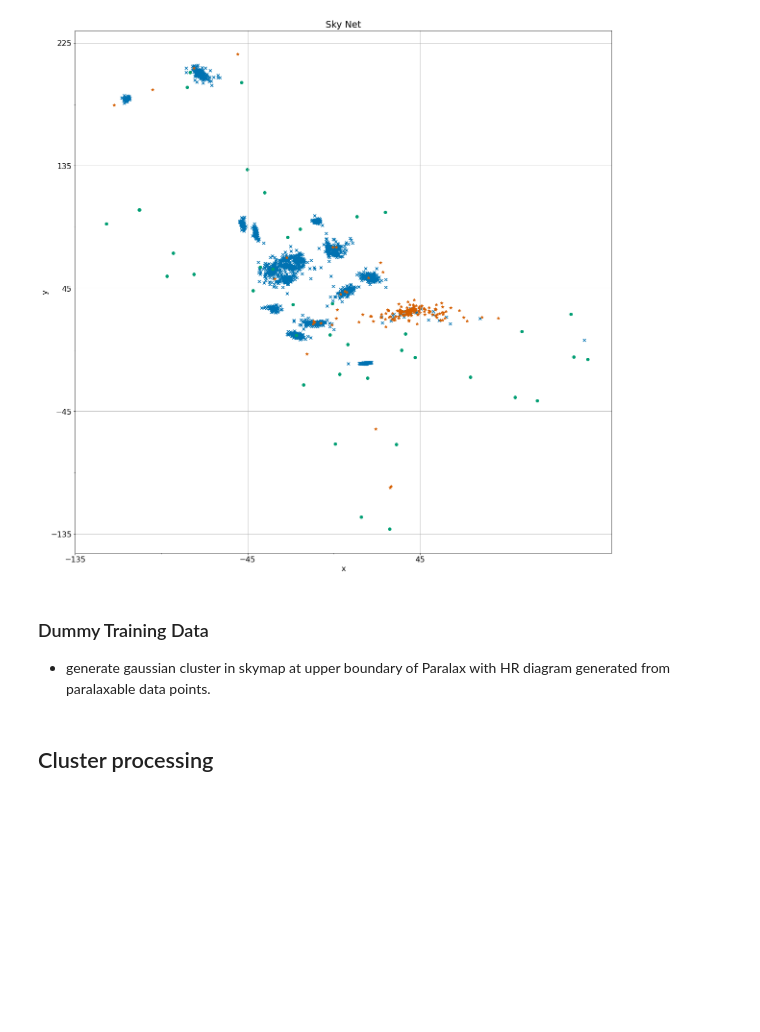
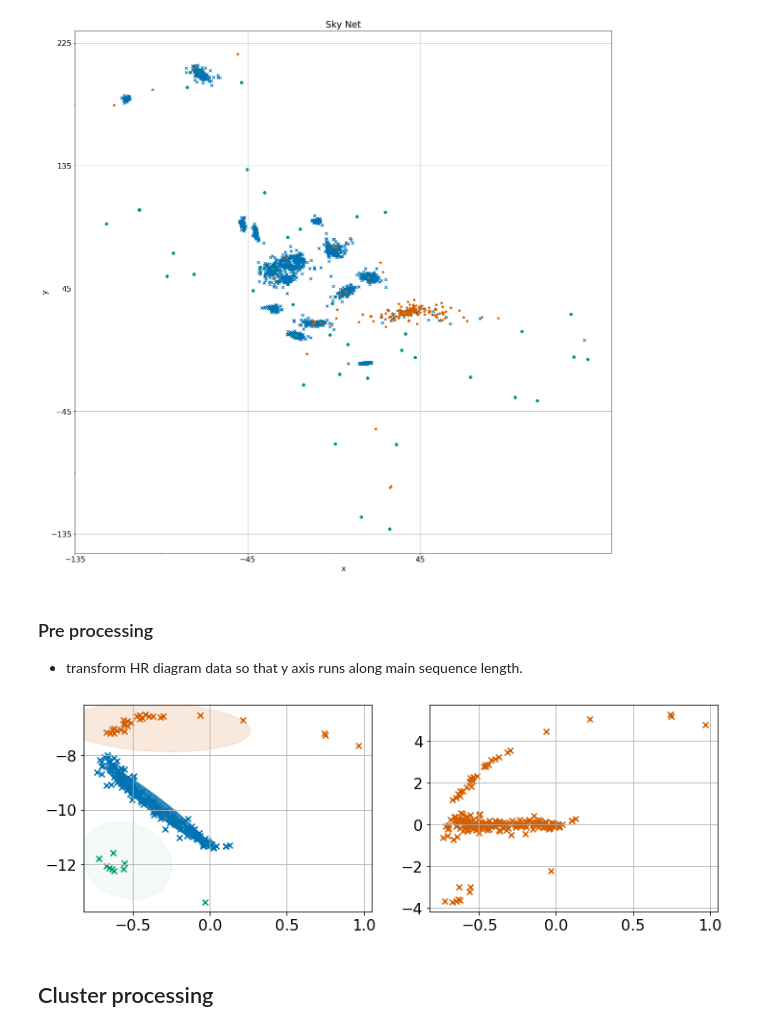
Before and after one commit to NotCouchpot80/PHYS3080-Ladder-Project, a Jupyter notebook: Code/4D-BGMM-DL.ipynb, the cells around one changed output. Drawn from its saved outputs; the diff is of its cells as text; code cells hidden in the pictures; blank space fills up the shorter version.

```diff
--- a/Code/4D-BGMM-DL.ipynb
+++ b/Code/4D-BGMM-DL.ipynb
@@ -175,5 +175,5 @@ plt.grid()
 # %% [output]
 [figure]
 # %% [markdown]
-### Dummy Training Data
-- generate gaussian cluster in skymap at upper boundary of Paralax with HR diagram generated from paralaxable data points.
+### Pre processing
+- transform HR diagram data so that y axis runs along main sequence length.
@@ -180,3 +196,56 @@ plt.grid()
+# %%
+## initiate global variables for nested construction
+matplotlib.rcParams['figure.figsize']=(12,4)
+colorCycle = itertools.cycle(sns.color_palette())
+clusterPlots=[]
+clusters=[]
+gradient=[]
+clusterPlot=mpl.pyplot.figure()
+ax1 = clusterPlot.add_subplot(1, 2, 1)
+
+## plot identified HR clusters
+for i, (mean, cov, color, weights) in enumerate(zip(clustersModel.means_, clustersModel.covariances_, colorCycle, clustersModel.weights_)):
+
+
+    v, w = sp.linalg.eigh(cov)
+    if not np.any(clusterShapes == i) or weights<(0.01/clusterCount):
+        continue
+    clusters.append(closePointsNumpy[:,[4,5]][clusterShapes == i, :].astype(np.float))
+    gradient.append(w[0][0]/ w[0][1])
+    ### Sky map cluster plot
+    plt.grid()
+    plt.scatter(closePointsNumpy[:,4].astype(np.float)[clusterShapes == i], closePointsNumpy[:,5].astype(np.float)[clusterShapes == i], color= color, marker ='x')
+    angle = np.arctan2(w[0][1], w[0][0])
+    angle = 180.0 * angle / np.pi
+    v = 2.0 * np.sqrt(2.0) * np.sqrt(v)
+    ell1 = mpl.patches.Ellipse(mean, v[0], v[1], 180.0 + angle, color=color)
+    ell1.set_clip_box(ax1.bbox)
+    ell1.set_alpha(weights)
+    ax1.add_artist(ell1)
+
+## get Main sequence to fit polynomial to
+clusterSize=0
+i=0
+MSindex=0
+for c in clusters:
+    if len(c)>clusterSize:
+        clusterSize=len(c)
+        MSindex=i
+    i=i+1
+MSFit=np.poly1d(np.polyfit(clusters[MSindex][:,0],clusters[MSindex][:,1],2))
+x=closePointsNumpy[:,4].astype(np.float)
+test=MSFit.c[1]
+transformedMags=closePointsNumpy[:,5].astype(np.float)-np.square(x)*MSFit.c[0]-x*MSFit.c[1]-MSFit.c[2]
+ax2 = clusterPlot.add_subplot(1, 2, 2)
+plt.grid()
+plt.scatter(x,transformedMags, color= color, marker ='x')
+
+## Transform all points data
+closePointsNumpy = np.c_[closePointsNumpy, closePointsNumpy[:,5].astype(np.float)-np.square(x)*MSFit.c[0]-x*MSFit.c[1]-MSFit.c[2]]
+midPointsNumpy = np.c_[midPointsNumpy, midPointsNumpy[:,6].astype(np.float)-np.square(midPointsNumpy[:,4].astype(np.float))*MSFit.c[0]-midPointsNumpy[:,4].astype(np.float)*MSFit.c[1]-MSFit.c[2]]
+farPointsNumpy = np.c_[farPointsNumpy, farPointsNumpy[:,6].astype(np.float)-np.square(farPointsNumpy[:,4].astype(np.float))*MSFit.c[0]-farPointsNumpy[:,4].astype(np.float)*MSFit.c[1]-MSFit.c[2]]
+# %% [output]
+[figure, added]
 # %% [markdown]
 ## Cluster processing
 # %% [markdown]
```
Also changed, not shown: parts of 6 cells of this notebook.
